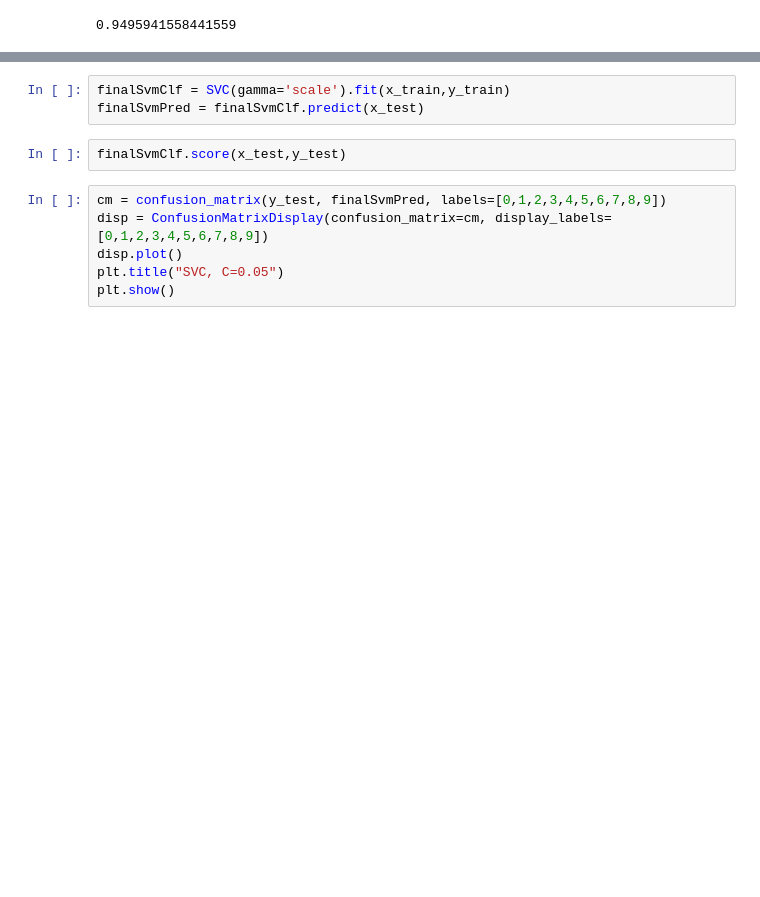
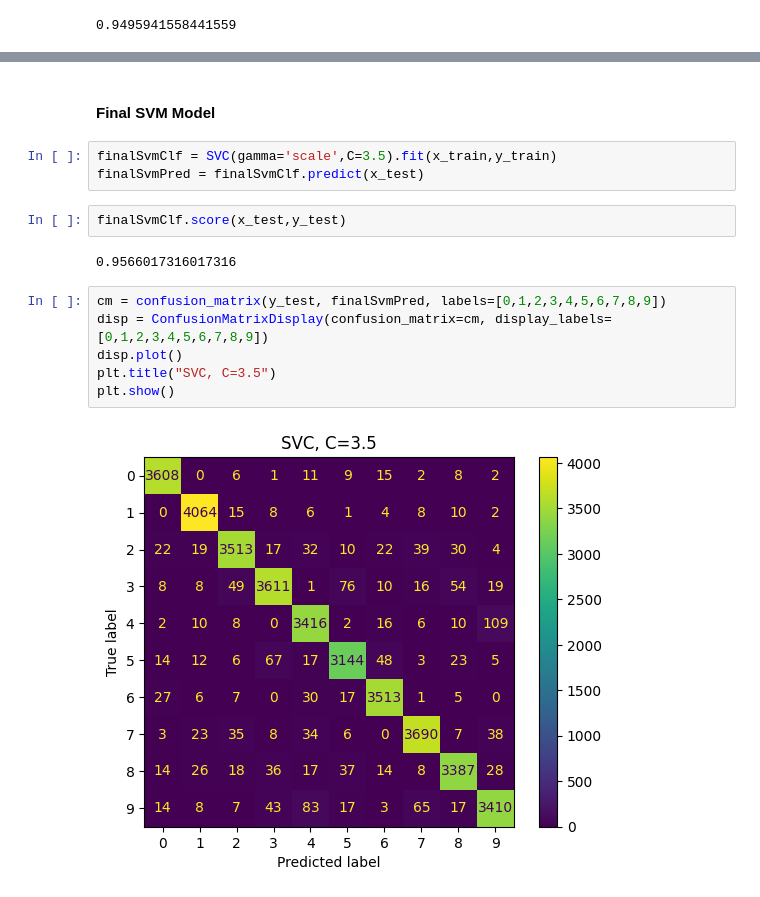
Before and after one commit to efraimdahl/DigitRecognition, a Jupyter notebook: LogitVsSVM.ipynb, the cells around one changed output, grey strips where cells are left out. Drawn from its saved outputs; the diff is of its cells as text; blank space fills up the shorter version.

```diff
--- a/LogitVsSVM.ipynb
+++ b/LogitVsSVM.ipynb
@@ -125,11 +128,17 @@ plt.show()
+# %% [markdown]
+<h4>Final SVM Model</h4>
 # %%
-finalSvmClf = SVC(gamma='scale').fit(x_train,y_train)
+finalSvmClf = SVC(gamma='scale',C=3.5).fit(x_train,y_train)
 finalSvmPred = finalSvmClf.predict(x_test)
 # %%
 finalSvmClf.score(x_test,y_test)
+# %% [output]
+0.9566017316017316
 # %%
 cm = confusion_matrix(y_test, finalSvmPred, labels=[0,1,2,3,4,5,6,7,8,9])
 disp = ConfusionMatrixDisplay(confusion_matrix=cm, display_labels=[0,1,2,3,4,5,6,7,8,9])
 disp.plot()
-plt.title("SVC, C=0.05")
+plt.title("SVC, C=3.5")
 plt.show()
+# %% [output]
+[figure, added]
```
Also changed, not shown: parts of 15 cells of this notebook.
